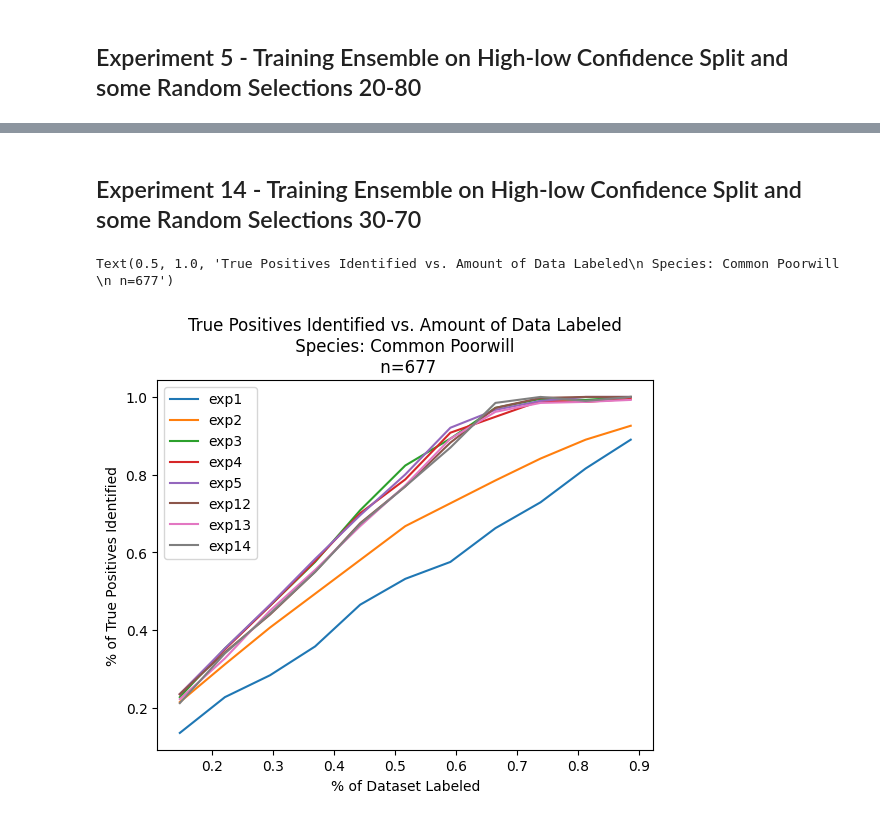
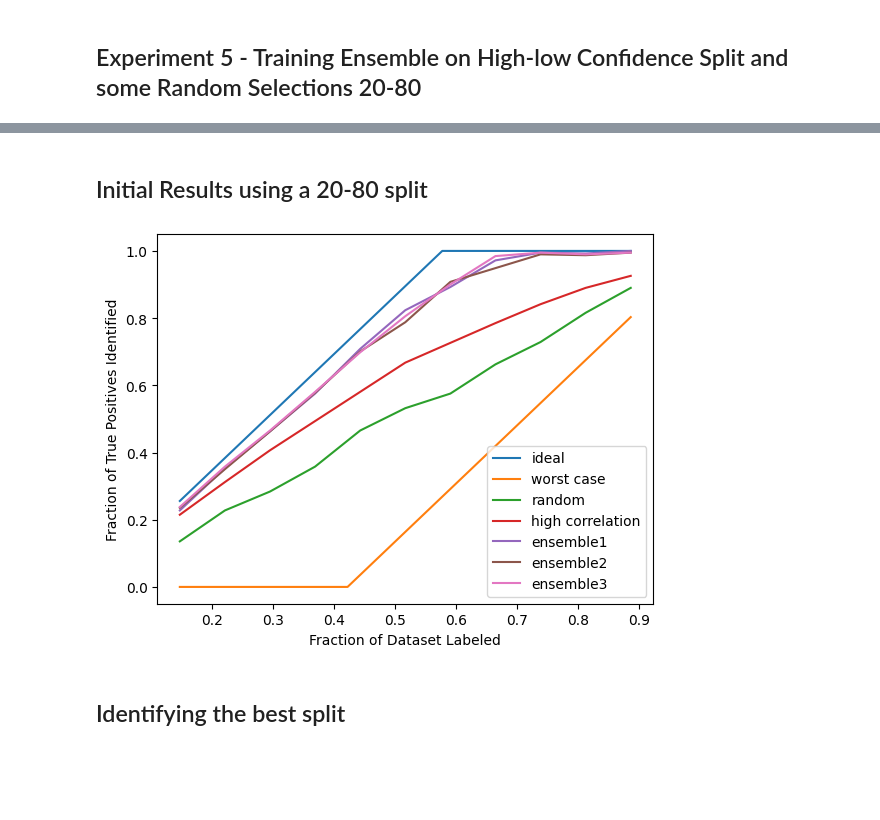
Before and after one commit to UCSD-E4E/passive-acoustic-biodiversity, a Jupyter notebook: Cross_Correlation/Template-Matching-Labeling-Value-Maximization.ipynb, the cells around one changed output, grey strips where cells are left out. Drawn from its saved outputs; the diff is of its cells as text; code cells hidden in the pictures; blank space fills up the shorter version.

Commit message:
Updated ICML 2024 work
This time with 3 experiments as well as upper and lower bounds.

```diff
--- a/Cross_Correlation/Template-Matching-Labeling-Value-Maximization.ipynb
+++ b/Cross_Correlation/Template-Matching-Labeling-Value-Maximization.ipynb
@@ -111,3 +117,9 @@ poorwill_df = poorwill_df.sort_values("CONFIDENCE")
+# %%
+label_counts_bounds = np.arange(100,601)
+ideal = np.array(label_counts_bounds)/total_tp_count
+ideal[ideal > 1] = 1
+worst_case = (np.array(label_counts_bounds) - total_fp_count)/total_tp_count
+worst_case[worst_case < 0] = 0
 # %% [markdown]
 ## Experiment 1 - Randomly Labeling Data
 # %%
@@ -156,2 +240,4 @@ for label_count in label_counts:
+# %%
+exp3_tp_rate = train_ensemble_random_data(poorwill_df, label_counts, b, a, default_duration=1.0)
 # %% [markdown]
 ## Experiment 4 - Training Ensemble on High-low Confidence Split 20-80
@@ -186,2 +244,4 @@ for label_count in label_counts:
+# %%
+exp4_tp_rate = train_ensemble_high_low_corr_split(poorwill_df, label_counts, b, a, default_duration=1.0)
 # %% [markdown]
 ## Experiment 5 - Training Ensemble on High-low Confidence Split and some Random Selections 20-80
@@ -453,2 +247,0 @@ for label_count in label_counts:
-# %% [markdown]
-## Experiment 14 - Training Ensemble on High-low Confidence Split and some Random Selections 30-70
@@ -485,29 +248,37 @@ for label_count in label_counts:
-# %%
-## TODO - Add in "ideal"
-percent_counts = np.array(label_counts)/template_output_count
-plt.figure()
-plt.plot(percent_counts, exp1_tp_rate, label="exp1")
-plt.plot(percent_counts, exp2_tp_rate, label="exp2")
-# 20-80
-plt.plot(percent_counts, exp3_tp_rate, label="exp3")
-plt.plot(percent_counts, exp4_tp_rate, label="exp4")
-plt.plot(percent_counts, exp5_tp_rate, label="exp5")
-# 50-50
-#plt.plot(percent_counts, exp6_tp_rate, label="exp6")
-#plt.plot(percent_counts, exp7_tp_rate, label="exp7")
-#plt.plot(percent_counts, exp8_tp_rate, label="exp8")
-# 10-90
-#plt.plot(percent_counts, exp9_tp_rate, label="exp9")
-#plt.plot(percent_counts, exp10_tp_rate, label="exp10")
-#plt.plot(percent_counts, exp11_tp_rate, label="exp11")
-# 30-70
-plt.plot(percent_counts, exp12_tp_rate, label="exp12")
-plt.plot(percent_counts, exp13_tp_rate, label="exp13")
-plt.plot(percent_counts, exp14_tp_rate, label="exp14")
-plt.legend()
-plt.ylabel("% of True Positives Identified")
-plt.xlabel("% of Dataset Labeled")
-plt.title("True Positives Identified vs. Amount of Data Labeled\n Species: Common Poorwill \n n=677")
-# %% [output]
-Text(0.5, 1.0, 'True Positives Identified vs. Amount of Data Labeled\n Species: Common Poorwill \n n=677')
-[figure, removed]
+# %%
+exp5_tp_rate = train_ensemble_high_low_random_corr_split(poorwill_df, label_counts, b, a, default_duration=1.0)
+# %% [markdown]
+## Initial Results using a 20-80 split
+# %%
+percent_counts = np.array(label_counts)/template_output_count
+percent_counts_bounds = np.array(label_counts_bounds)/template_output_count
+plt.figure()
+plt.plot(percent_counts_bounds, ideal, label="ideal")
+plt.plot(percent_counts_bounds, worst_case, label="worst case")
+plt.plot(percent_counts, exp1_tp_rate, label="random")
+plt.plot(percent_counts, exp2_tp_rate, label="high correlation")
+# 20-80
+plt.plot(percent_counts, exp3_tp_rate, label="ensemble1")
+plt.plot(percent_counts, exp4_tp_rate, label="ensemble2")
+plt.plot(percent_counts, exp5_tp_rate, label="ensemble3")
+# 50-50
+#plt.plot(percent_counts, exp6_tp_rate, label="exp6")
+#plt.plot(percent_counts, exp7_tp_rate, label="exp7")
+#plt.plot(percent_counts, exp8_tp_rate, label="exp8")
+# 10-90
+#plt.plot(percent_counts, exp9_tp_rate, label="exp9")
+#plt.plot(percent_counts, exp10_tp_rate, label="exp10")
+#plt.plot(percent_counts, exp11_tp_rate, label="exp11")
+# 30-70
+#plt.plot(percent_counts, exp12_tp_rate, label="exp12")
+#plt.plot(percent_counts, exp13_tp_rate, label="exp13")
+#plt.plot(percent_counts, exp14_tp_rate, label="exp14")
+plt.legend()
+plt.ylabel("Fraction of True Positives Identified")
+plt.xlabel("Fraction of Dataset Labeled")
+#plt.title("True Positives Identified vs. Amount of Data Labeled\n Species: Common Poorwill \n n=677 ; tp_count=391")
+plt.savefig("ICLR_Visuals/poorwill_no_title.png")
+# %% [output]
+[figure, added]
+# %% [markdown]
+## Identifying the best split
```
Also changed, not shown: parts of 85 cells of this notebook.
